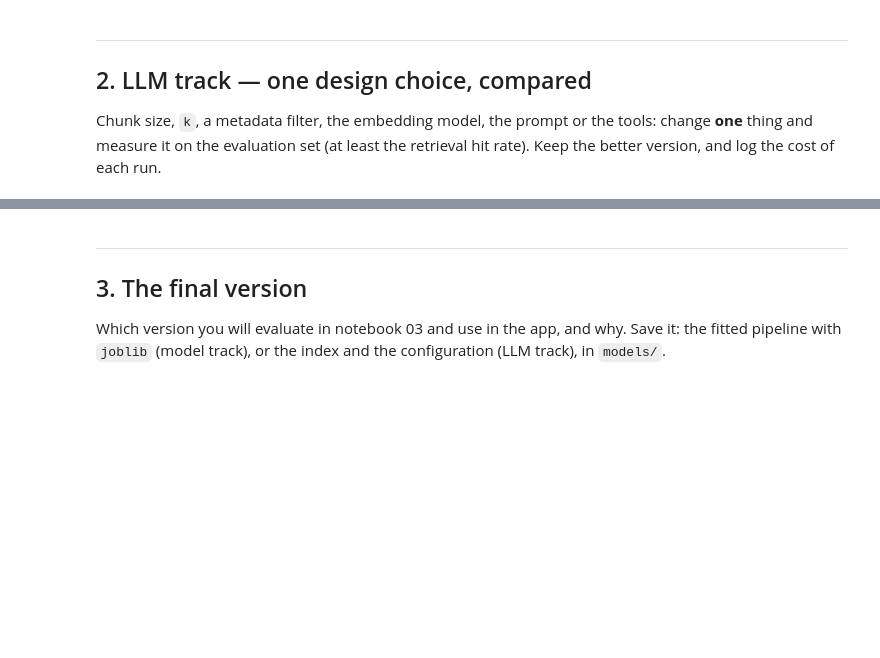
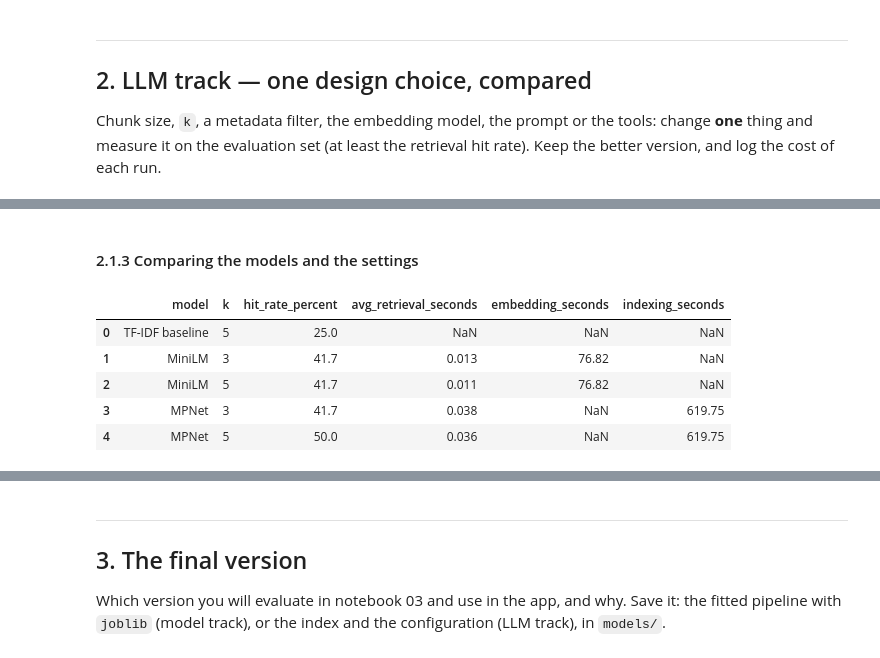
Before and after one commit to zoedoucet/project-3-ai-product, a Jupyter notebook: notebooks/02_build.ipynb, the cells around one changed output, grey strips where cells are left out. Cells and saved outputs as stored; diff of their text form; code cells hidden in the pictures; blank space fills up the shorter version.

```diff
--- a/notebooks/02_build.ipynb
+++ b/notebooks/02_build.ipynb
@@ -602,0 +948,11 @@ Chunk size, `k`, a metadata filter, the embedding model, the prompt or the tools
+# %%
+# Calculating MPNet hit rate for each k value
+mpnet_hit_rates = mpnet_df.groupby("k")["hit"].mean() * 100
+
+# Displaying the results alongside MiniLM
+for k, rate in mpnet_hit_rates.items():
+    print(f"MPNet Hit@{k}: {rate:.1f}%")
+
+print("\nMiniLM Hit@3: 41.7%")
+print("MiniLM Hit@5: 41.7%")
+print("TF-IDF baseline Recall@5: 25.0%")
@@ -602,0 +1010,45 @@ Chunk size, `k`, a metadata filter, the embedding model, the prompt or the tools
+# %% [markdown]
+#### 2.1.3 Comparing the models and the settings
+# %%
+# TF-IDF baseline
+comparison_summary = [
+    {
+        "model": "TF-IDF baseline",
+        "k": 5,
+        "hit_rate_percent": 25.0,
+        "avg_retrieval_seconds": None,
+        "embedding_seconds": None,
+        "indexing_seconds": None}]
+
+# Adding both semantic embedding models
+for model_name, rates, times in [
+    ("MiniLM", hit_rates, average_times),
+    ("MPNet", mpnet_hit_rates, mpnet_average_times)
+]:
+    for k in [3, 5]:
+        comparison_summary.append({
+            "model": model_name,
+            "k": k,
+            "hit_rate_percent": round(rates[k], 1),
+            "avg_retrieval_seconds": round(times[k], 3),
+            "embedding_seconds": (
+                round(minilm_embedding_time, 2)
+                if model_name == "MiniLM"
+                else None
+            ),
+            "indexing_seconds": (
+                round(mpnet_index_time, 2)
+                if model_name == "MPNet"
+                else None
+            )})
+
+summary_df = pd.DataFrame(comparison_summary)
+
+display(summary_df)
+# %% [output]
+|  | model | k | hit_rate_percent | avg_retrieval_seconds | embedding_seconds | indexing_seconds |
+| 0 | TF-IDF baseline | 5 | 25.0 | NaN | NaN | NaN |
+| 1 | MiniLM | 3 | 41.7 | 0.013 | 76.82 | NaN |
+| 2 | MiniLM | 5 | 41.7 | 0.011 | 76.82 | NaN |
+| 3 | MPNet | 3 | 41.7 | 0.038 | NaN | 619.75 |
+| 4 | MPNet | 5 | 50.0 | 0.036 | NaN | 619.75 |
```
Also changed, not shown: parts of 55 cells of this notebook.
